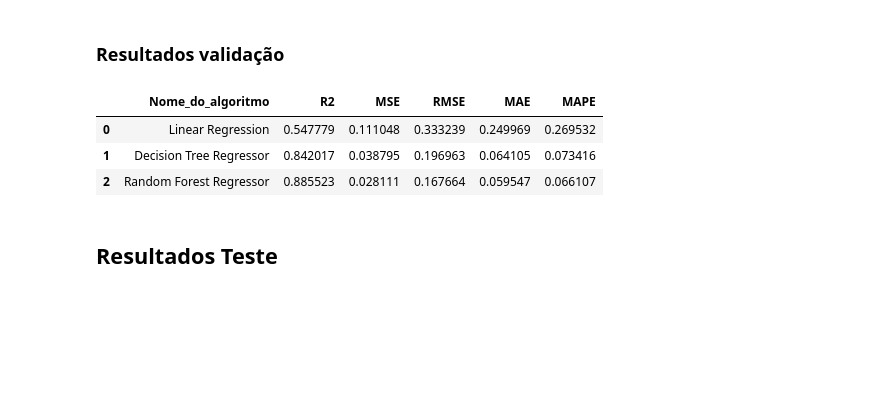
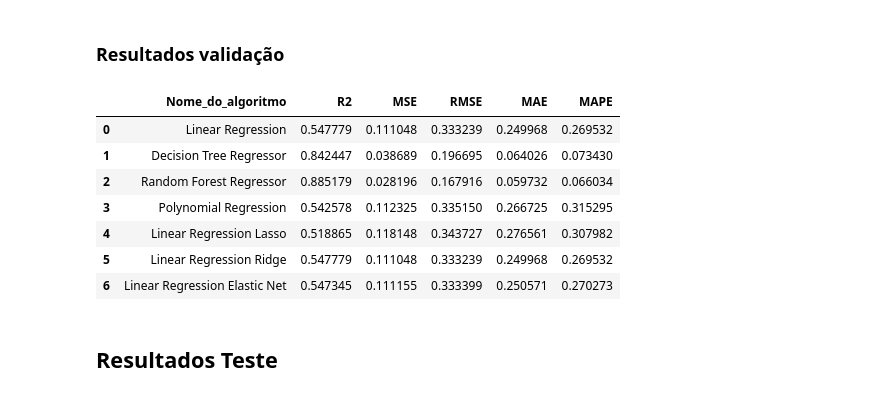
Before and after one commit to alvaro-morais-png/ensaio-machine-learning, a Jupyter notebook: ensaios/regressao/regressao_teste.ipynb, the cells around one changed output. Saved outputs shown, nothing was run; the diff lists cells and outputs as text; code cells hidden in the pictures; blank space fills up the shorter version.

```diff
--- a/ensaios/regressao/regressao_teste.ipynb
+++ b/ensaios/regressao/regressao_teste.ipynb
@@ -473,0 +850,24 @@ MAPE 0.062249069015965795
+# %%
+#Previsão sobre os dados de treinamento
+y_pred_net_val = model_net_lr.predict( X_val )
+# # R²
+r2_squared_val_ne = mt.r2_score(y_val, y_pred_net_val)
+print("R²:", r2_squared_val_ne)
+# MSE
+mse_val_ne = mt.mean_squared_error(y_val, y_pred_net_val)
+print("MSE", mse_val_ne)
+# RMSE
+rmse_val_ne = np.sqrt(mse_val_ne)
+print("RMSE", rmse_val_ne)
+# MAE
+mae_val_ne = mt.mean_absolute_error(y_val, y_pred_net_val)
+print("MAE", mae_val_ne)
+# MAPE
+y_val_flat = y_val.values.ravel()
+y_pred_net_val_flat = y_pred_net_val.ravel()
+
+mask = y_val_flat != 0
+mape_val_ne = np.mean(
+    np.abs((y_val_flat[mask] - y_pred_net_val_flat[mask]) / y_val_flat[mask])
+)
+print("MAPE", mape_val_ne)
@@ -496,21 +949,31 @@ resultados_train
 ### Resultados validação
 # %%
 # criar tabela com os resultados da performace dos algorítimos de classificação com dados de validação
-resultados_train = pd.DataFrame(columns=['Nome_do_algoritmo', 'R2', 'MSE', 'RMSE', 'MAE', 'MAPE'])
+resultados_val = pd.DataFrame(columns=['Nome_do_algoritmo', 'R2', 'MSE', 'RMSE', 'MAE', 'MAPE'])
 
 # adicionar os resultados à tabela
-resultados_train.loc[0] = ['Linear Regression', r2_squared_val, mse_val, rmse_val, mae_val, mape_val]
-resultados_train.loc[1] = ['Decision Tree Regressor', r2_squared_val_dt, mse_val_dt, rmse_val_dt, mae_val_dt, mape_val_dt]
-resultados_train.loc[2] = ['Random Forest Regressor', r2_squared_val_rf, mse_val_rf, rmse_val_rf, mae_val_rf, mape_val_rf]
-#resultados_train.loc[3] = ['Polynomial Regression', r2_squared_val_lr, mse_val_lr, rmse_val_lr, mae_val_lr, mape_val_lr]
+resultados_val.loc[0] = ['Linear Regression', r2_squared_val, mse_val, rmse_val, mae_val, mape_val]
+resultados_val.loc[1] = ['Decision Tree Regressor', r2_squared_val_dt, mse_val_dt, rmse_val_dt, mae_val_dt, mape_val_dt]
+resultados_val.loc[2] = ['Random Forest Regressor', r2_squared_val_rf, mse_val_rf, rmse_val_rf, mae_val_rf, mape_val_rf]
+resultados_val.loc[3] = ['Polynomial Regression', r2_squared_val_pr, mse_val_pr, rmse_val_pr, mae_val_pr, mape_val_pr]
+resultados_val.loc[4] = ['Linear Regression Lasso', r2_squared_val_la, mse_val_la, rmse_val_la, mae_val_la, mape_val_la]
+resultados_val.loc[5] = ['Linear Regression Ridge', r2_squared_val_ri, mse_val_ri, rmse_val_ri, mae_val_ri, mape_val_ri]
+resultados_val.loc[6] = ['Linear Regression Elastic Net', r2_squared_val_ne, mse_val_ne, rmse_val_ne, mae_val_ne, mape_val_ne]
+# resultados_val.loc[7] = ['Polynomial Regression Lasso', r2_squared_val, mse_val, rmse_val, mae_val, mape_val]
+# resultados_val.loc[8] = ['Polynomial Regression Ridge', r2_squared_val, mse_val, rmse_val, mae_val, mape_val]
+# resultados_val.loc[9] = ['Polynomial Regression Elastic Net', r2_squared_val, mse_val, rmse_val, mae_val, mape_val]
 
-resultados_train = resultados_train.reset_index(drop=True)
-resultados_train
+resultados_val = resultados_val.reset_index(drop=True)
+resultados_val
 # %% [output]
 |  | Nome_do_algoritmo | R2 | MSE | RMSE | MAE | MAPE |
-| 0 | Linear Regression | 0.547779 | 0.111048 | 0.333239 | 0.249969 | 0.269532 |
-| 1 | Decision Tree Regressor | 0.842017 | 0.038795 | 0.196963 | 0.064105 | 0.073416 |
-| 2 | Random Forest Regressor | 0.885523 | 0.028111 | 0.167664 | 0.059547 | 0.066107 |
+| 0 | Linear Regression | 0.547779 | 0.111048 | 0.333239 | 0.249968 | 0.269532 |
+| 1 | Decision Tree Regressor | 0.842447 | 0.038689 | 0.196695 | 0.064026 | 0.073430 |
+| 2 | Random Forest Regressor | 0.885179 | 0.028196 | 0.167916 | 0.059732 | 0.066034 |
+| 3 | Polynomial Regression | 0.542578 | 0.112325 | 0.335150 | 0.266725 | 0.315295 |
+| 4 | Linear Regression Lasso | 0.518865 | 0.118148 | 0.343727 | 0.276561 | 0.307982 |
+| 5 | Linear Regression Ridge | 0.547779 | 0.111048 | 0.333239 | 0.249968 | 0.269532 |
+| 6 | Linear Regression Elastic Net | 0.547345 | 0.111155 | 0.333399 | 0.250571 | 0.270273 |
 # %% [markdown]
 ## Resultados Teste
 # %%
```
Also changed, not shown: parts of 35 cells of this notebook.
